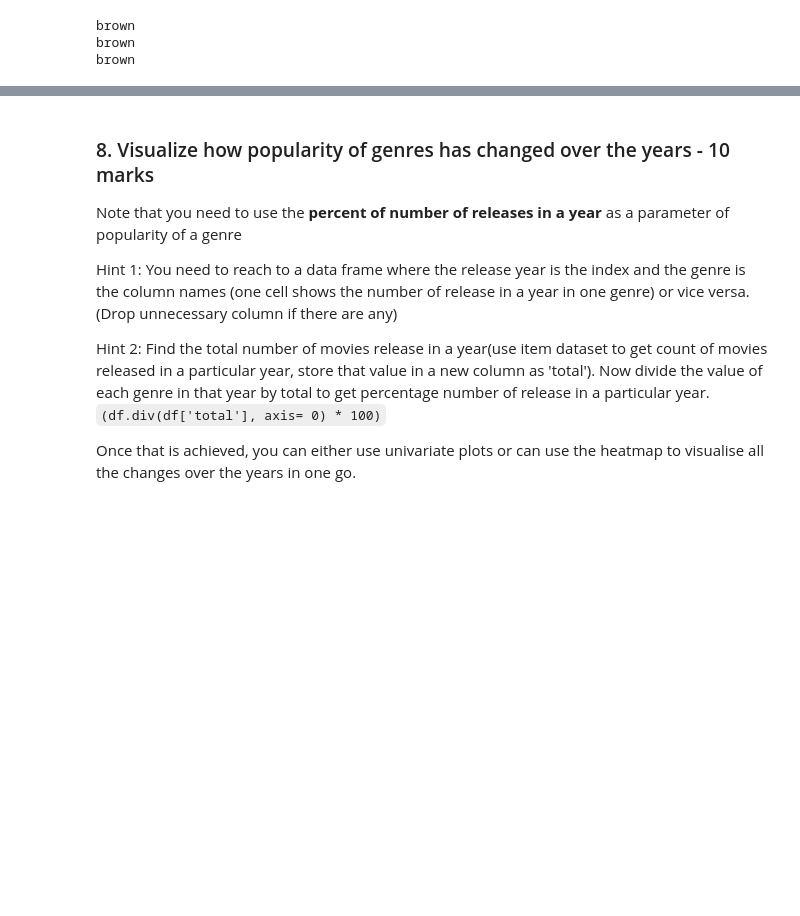
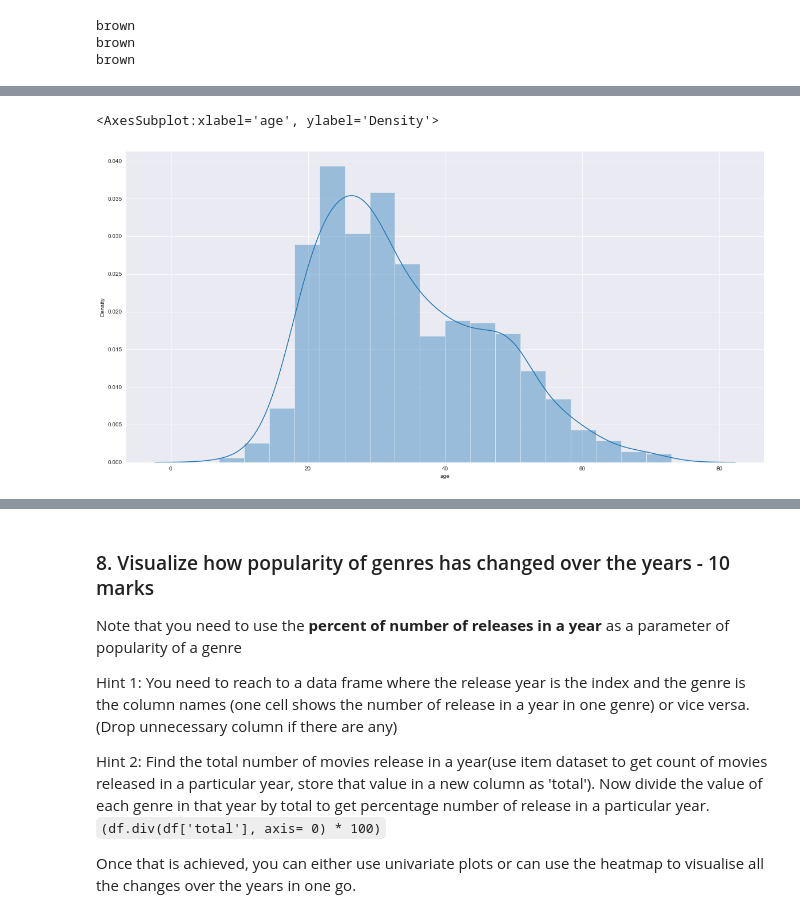
Before and after one commit to oscardog/UTAustin-EDA, a Jupyter notebook: MovieLens Project Question Notebook.ipynb, the cells around one changed output, grey strips where cells are left out. Drawn from its saved outputs; the diff is of its cells as text; code cells hidden in the pictures; blank space fills up the shorter version.

```diff
--- a/MovieLens Project Question Notebook.ipynb
+++ b/MovieLens Project Question Notebook.ipynb
@@ -130,0 +459,9 @@ brown
+# %%
+#Univariate plot for age
+plt.figure(figsize=(20, 10))
+#plt.xticks(rotation=45)
+#plt.xticks(np.arange(0,80,5))
+sns.distplot(user_df.age.sort_values())
+# %% [output]
+<AxesSubplot:xlabel='age', ylabel='Density'>
+[figure, added]
```
Also changed, not shown: parts of 64 cells of this notebook.
